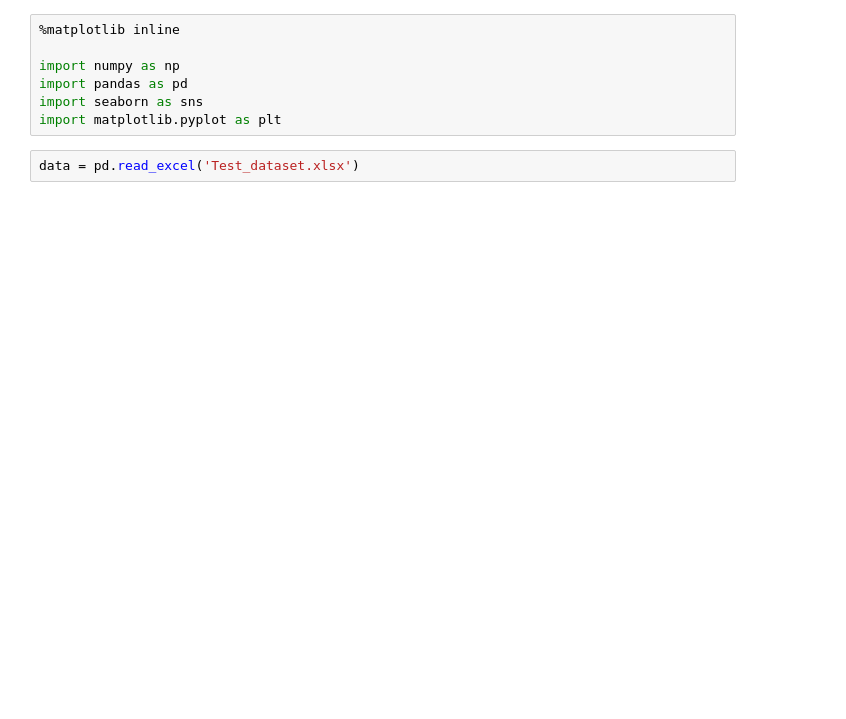
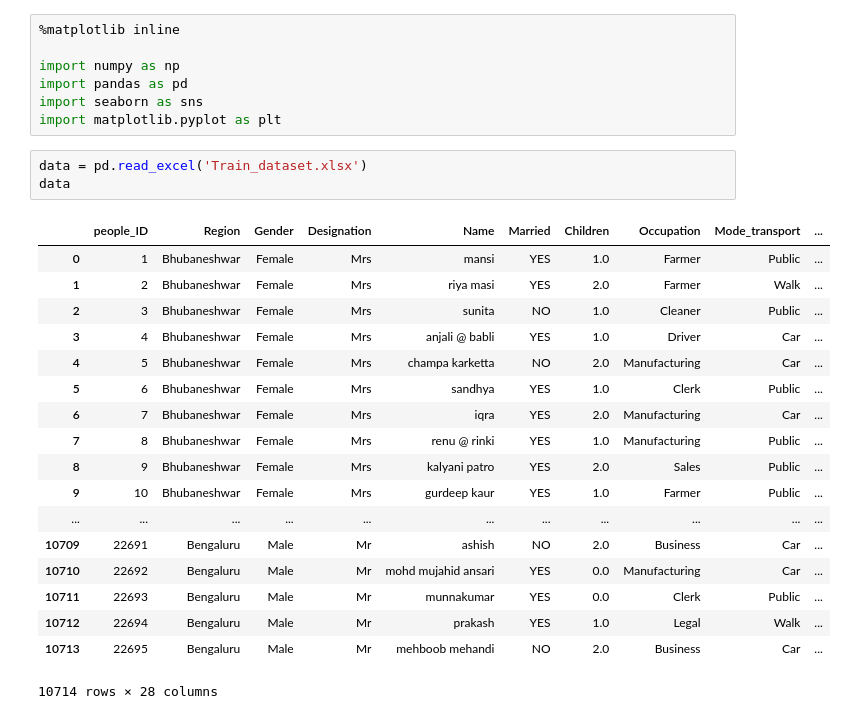
Before and after one commit to Nikhil-L/Covid-19-Predictions, a Jupyter notebook: Covid-19 prediction.ipynb, the cells around one changed output. Saved outputs shown, nothing was run; the diff lists cells and outputs as text; blank space fills up the shorter version.

Commit message:
Load Train dataset instead of Test data set

```diff
--- a/Covid-19 prediction.ipynb
+++ b/Covid-19 prediction.ipynb
@@ -6,4 +6,24 @@ import pandas as pd
 import seaborn as sns
 import matplotlib.pyplot as plt
 # %%
-data = pd.read_excel('Test_dataset.xlsx')
+data = pd.read_excel('Train_dataset.xlsx')
+data
+# %% [output]
+|  | people_ID | Region | Gender | Designation | Name | Married | Children | Occupation | Mode_transport | ... |
+| 0 | 1 | Bhubaneshwar | Female | Mrs | mansi | YES | 1.0 | Farmer | Public | ... |
+| 1 | 2 | Bhubaneshwar | Female | Mrs | riya masi | YES | 2.0 | Farmer | Walk | ... |
+| 2 | 3 | Bhubaneshwar | Female | Mrs | sunita | NO | 1.0 | Cleaner | Public | ... |
+| 3 | 4 | Bhubaneshwar | Female | Mrs | anjali @ babli | YES | 1.0 | Driver | Car | ... |
+| 4 | 5 | Bhubaneshwar | Female | Mrs | champa karketta | NO | 2.0 | Manufacturing | Car | ... |
+| 5 | 6 | Bhubaneshwar | Female | Mrs | sandhya | YES | 1.0 | Clerk | Public | ... |
+| 6 | 7 | Bhubaneshwar | Female | Mrs | iqra | YES | 2.0 | Manufacturing | Car | ... |
+| 7 | 8 | Bhubaneshwar | Female | Mrs | renu @ rinki | YES | 1.0 | Manufacturing | Public | ... |
+| 8 | 9 | Bhubaneshwar | Female | Mrs | kalyani patro | YES | 2.0 | Sales | Public | ... |
+| 9 | 10 | Bhubaneshwar | Female | Mrs | gurdeep kaur | YES | 1.0 | Farmer | Public | ... |
+| ... | ... | ... | ... | ... | ... | ... | ... | ... | ... | ... |
+| 10709 | 22691 | Bengaluru | Male | Mr | ashish | NO | 2.0 | Business | Car | ... |
+| 10710 | 22692 | Bengaluru | Male | Mr | mohd mujahid ansari | YES | 0.0 | Manufacturing | Car | ... |
+| 10711 | 22693 | Bengaluru | Male | Mr | munnakumar | YES | 0.0 | Clerk | Public | ... |
+| 10712 | 22694 | Bengaluru | Male | Mr | prakash | YES | 1.0 | Legal | Walk | ... |
+| 10713 | 22695 | Bengaluru | Male | Mr | mehboob mehandi | NO | 2.0 | Business | Car | ... |
+10714 rows × 28 columns
```
Also changed, not shown: parts of 2 cells of this notebook.
